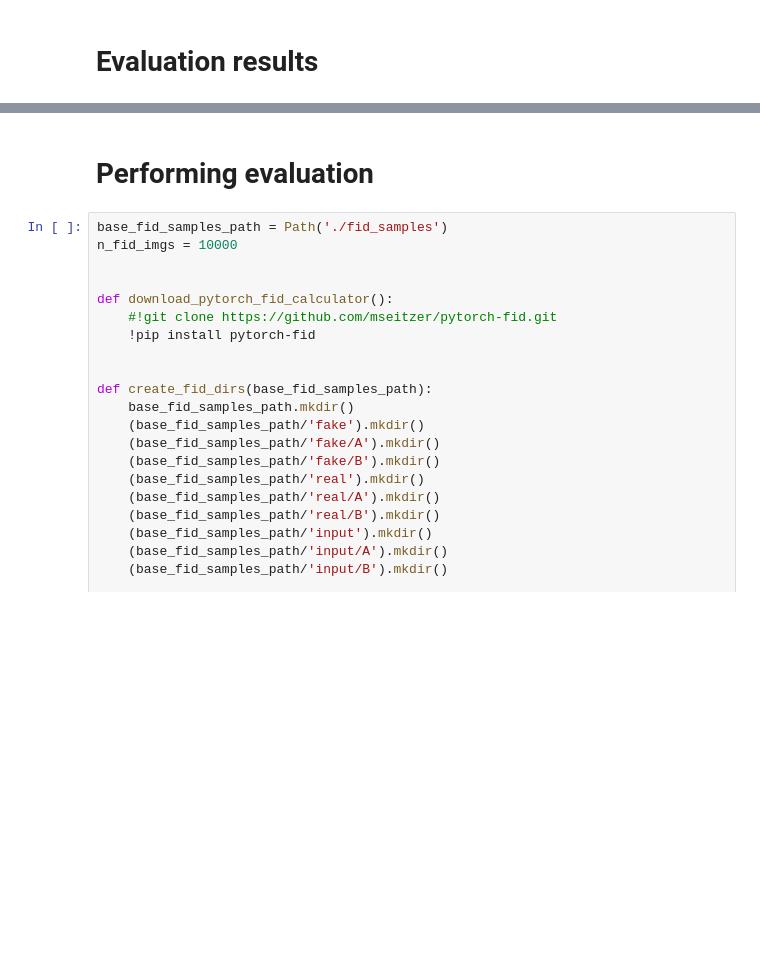
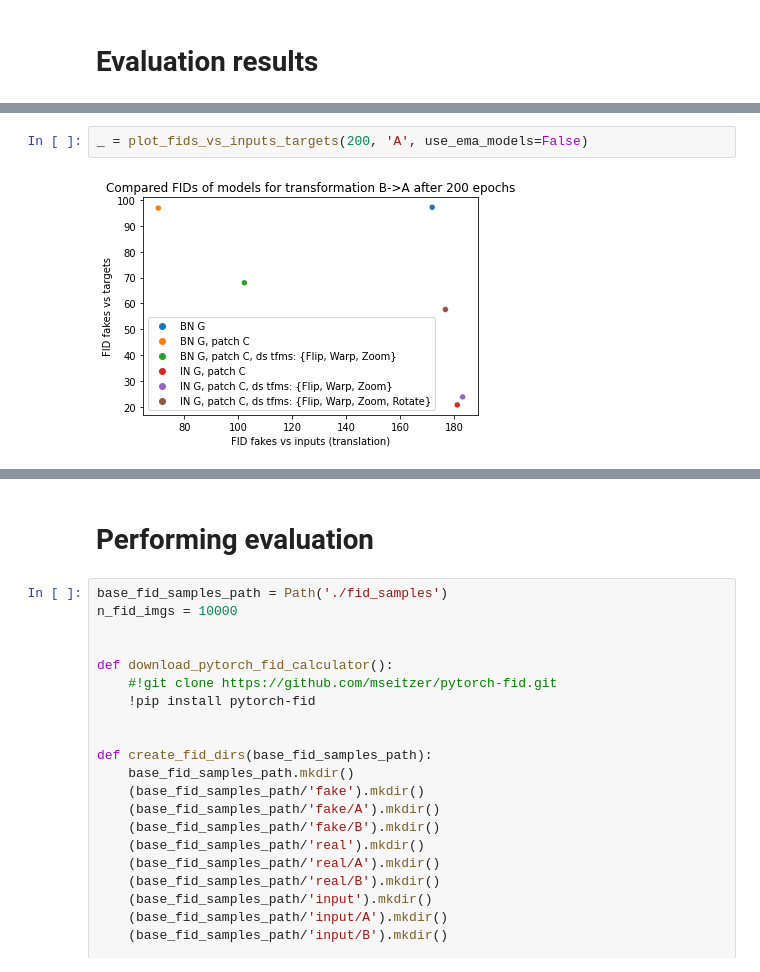
Before and after one commit to davidleonfdez/face2anime, a Jupyter notebook: notebooks/face2anime-bidirectional.ipynb, the cells around one changed output, grey strips where cells are left out. Drawn from its saved outputs; the diff is of its cells as text; blank space fills up the shorter version.

```diff
--- a/notebooks/face2anime-bidirectional.ipynb
+++ b/notebooks/face2anime-bidirectional.ipynb
@@ -589,0 +695,4 @@ _ = plot_fids_vs_inputs_targets(100, 'B', use_ema_models=True)
+# %%
+_ = plot_fids_vs_inputs_targets(200, 'A', use_ema_models=False)
+# %% [output]
+[figure, added]
```
Also changed, not shown: parts of 30 cells of this notebook.
